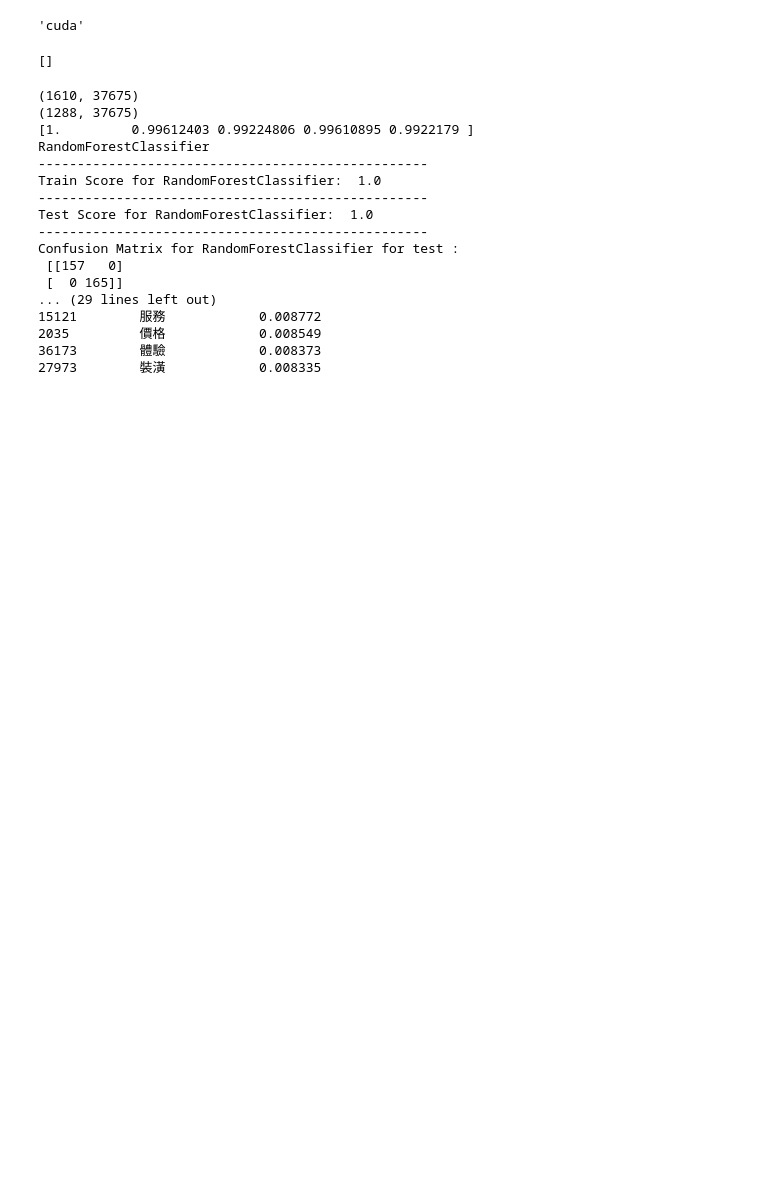
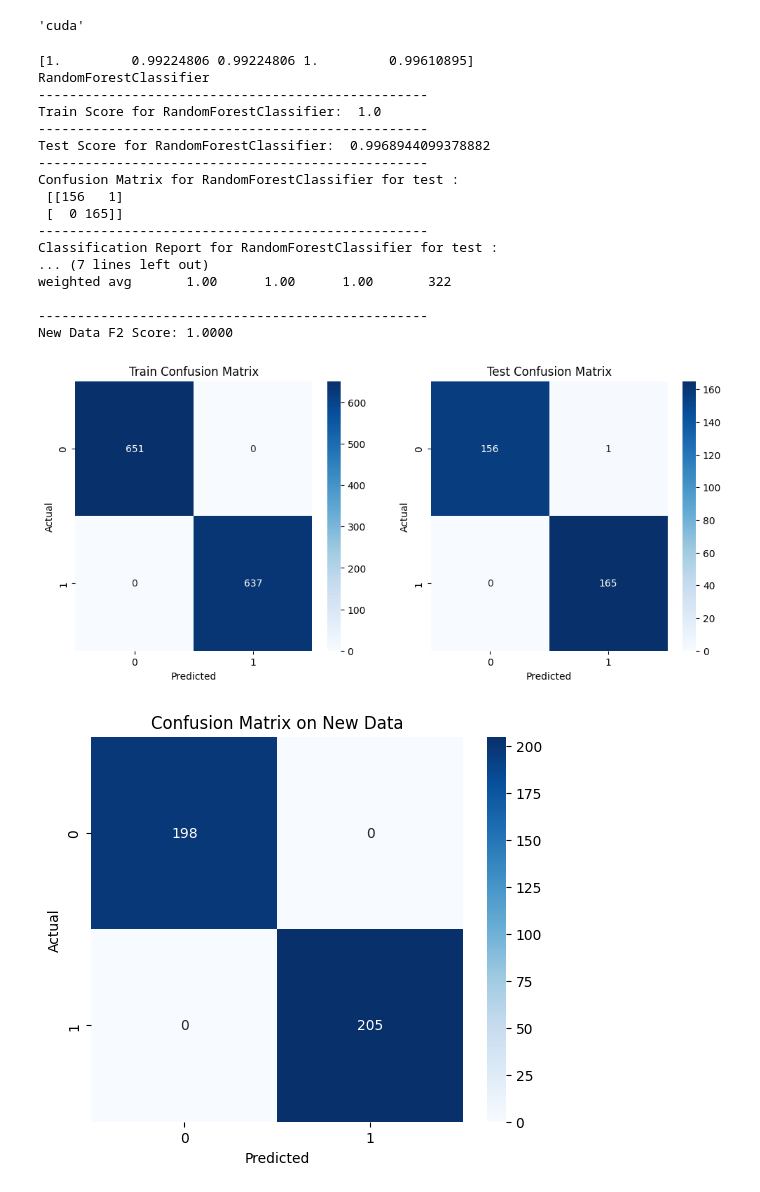
Before and after one commit to JimSu-TW/2024_Spring_DeepLearning_FinalProject, a Jupyter notebook: Classifier/random_forest.ipynb, the cells around one changed output. Drawn from its saved outputs; the diff is of its cells as text; code cells hidden in the pictures; blank space fills up the shorter version.

Commit message:
20240527 -2
Modify random forest and svm

```diff
--- a/Classifier/random_forest.ipynb
+++ b/Classifier/random_forest.ipynb
@@ -30,11 +33,6 @@ word2vec_train_data = pd.read_csv('../Data/TrainingData/word2vec_train.csv')
 word2vec_val_data = pd.read_csv('../Data/ValidateData/word2vec_val.csv')
 bert_train_data = pd.read_csv('../Data/TrainingData/bert_train.csv')
 bert_val_data = pd.read_csv('../Data/ValidateData/bert_val.csv')
-# %%
-spike_cols = [col for col in tfidf_val_data.columns if '食記' in col]
-spike_cols
-# %% [output]
-[]
 # %%
 def separator(count = 50):
     print('-'*count)
@@ -109,21 +108,45 @@ def train_rf_model(df, scaler_path):
+# %%
+def evaluate_on_new_data(model, scaler, new_data):
+    data = new_data.copy()
+    y_new = data.pop('source')
+    X_new_scaled = scaler.transform(data.values)
+
+
+    y_pred_new = model.predict(X_new_scaled)
+
+    new_f2 = fbeta_score(y_new, y_pred_new, beta=2)
+    cm_new = confusion_matrix(y_new, y_pred_new)
+
+    print(f'New Data F2 Score: {new_f2:.4f}')
+
+    # confusion matrix
+    plt.figure(figsize=(6, 5))
+    sns.heatmap(cm_new, annot=True, fmt='d', cmap='Blues')
+    plt.title('Confusion Matrix on New Data')
+    plt.xlabel('Predicted')
+    plt.ylabel('Actual')
+    plt.show()
 # %%
-model = train_rf_model(tfidf_train_data, '../Data/Model/tfidf_scaler.pkl')
+model, scaler = train_rf_model(tfidf_train_data, '../Data/Model/tfidf_rf_model.pkl', '../Data/Model/tfidf_rf_scaler.pkl')
+evaluate_on_new_data(model, scaler,  tfidf_val_data)
 # %% [output]
-(1610, 37675)
-(1288, 37675)
-[1.         0.99612403 0.99224806 0.99610895 0.9922179 ]
+[1.         0.99224806 0.99224806 1.         0.99610895]
 RandomForestClassifier
 --------------------------------------------------
 Train Score for RandomForestClassifier:  1.0
 --------------------------------------------------
-Test Score for RandomForestClassifier:  1.0
+Test Score for RandomForestClassifier:  0.9968944099378882
 --------------------------------------------------
 Confusion Matrix for RandomForestClassifier for test :
- [[157   0]
+ [[156   1]
  [  0 165]]
-... (29 lines left out)
-15121        服務            0.008772
-2035         價格            0.008549
-36173        體驗            0.008373
-27973        裝潢            0.008335
+--------------------------------------------------
+Classification Report for RandomForestClassifier for test :
+... (7 lines left out)
+weighted avg       1.00      1.00      1.00       322
+
+--------------------------------------------------
+New Data F2 Score: 1.0000
+[figure, added]
+[figure, added]
 # %%
```
Also changed, not shown: parts of 8 cells of this notebook, 1 other file.
